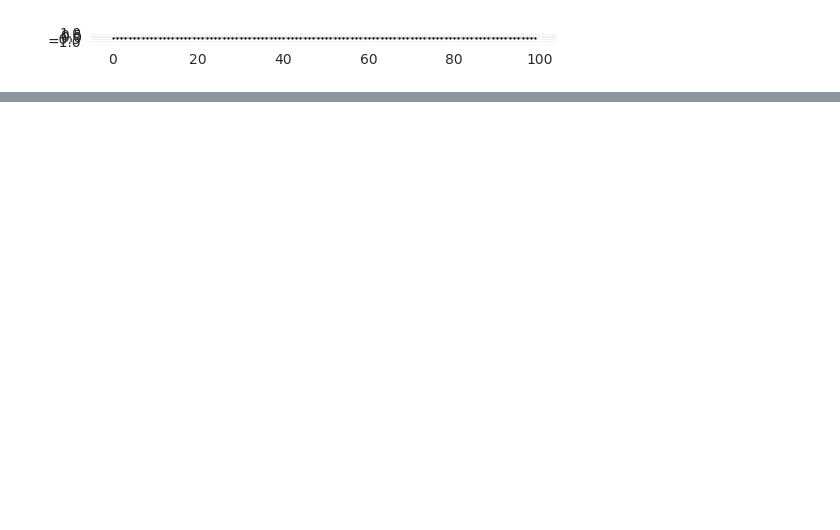
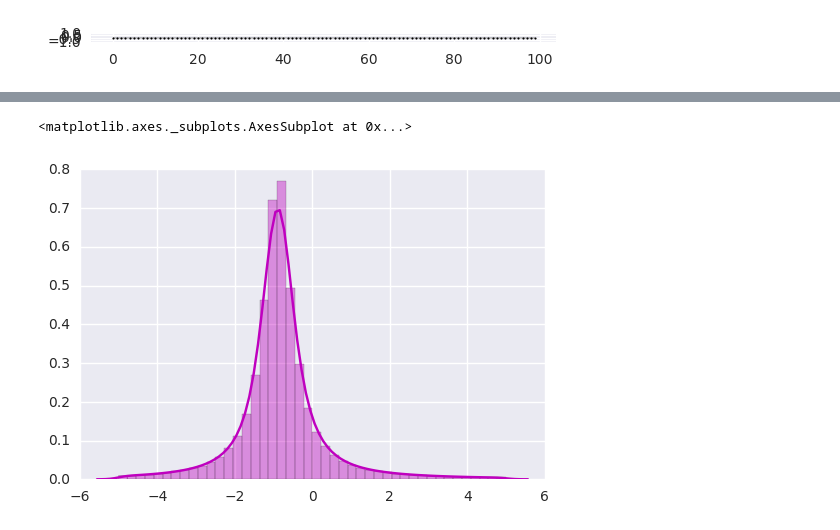
Before and after one commit to hatretest/test, a Jupyter notebook: 2.2.scattering.ipynb, the cells around one changed output, grey strips where cells are left out. Cells and saved outputs as stored; diff of their text form; code cells hidden in the pictures; blank space fills up the shorter version.

```diff
--- a/2.2.scattering.ipynb
+++ b/2.2.scattering.ipynb
@@ -92,0 +78,7 @@ Y0,X0,T0= pyplot.hist(X2,bins=30,range=(-3.5,1.5),normed=True,linewidth=0.11)
+# %%
+bins = np.linspace(-5, 5, 45)
+Xbis=[x for x in X1 if -5<x<5]
+seaborn.distplot(Xbis, color="m",bins=bins)
+# %% [output]
+<matplotlib.axes._subplots.AxesSubplot at 0x...>
+[figure, added]
```
Also changed, not shown: parts of 11 cells of this notebook.
